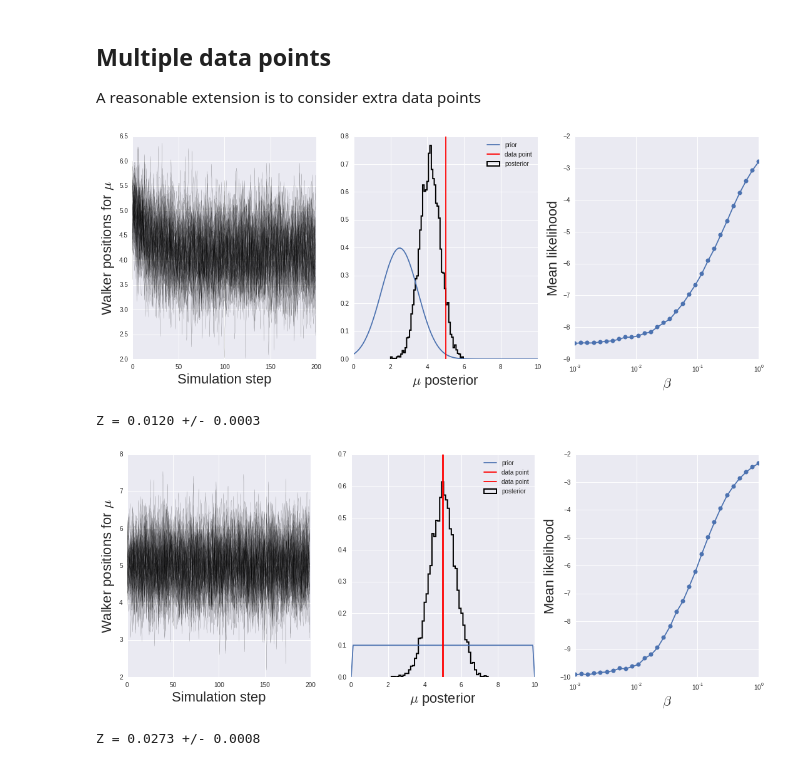
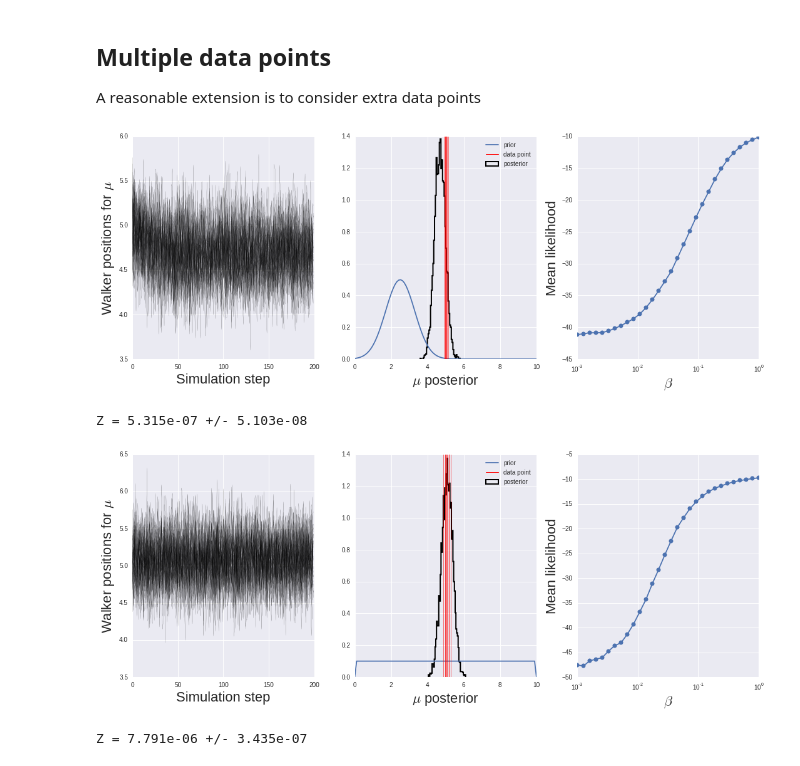
Before and after one commit to GregoryAshton/GregoryAshton.github.io, a Jupyter notebook: _notebooks/2015-08-19-Investigating-the-effect-of-the-prior-on-the-evidence.ipynb, the cells around one changed output. Drawn from its saved outputs; the diff is of its cells as text; code cells hidden in the pictures.

Commit message:
Improvements to additional data points

```diff
--- a/_notebooks/2015-08-19-Investigating-the-effect-of-the-prior-on-the-evidence.ipynb
+++ b/_notebooks/2015-08-19-Investigating-the-effect-of-the-prior-on-the-evidence.ipynb
@@ -38,7 +38,7 @@ $$ Z = \frac{1}{b-a} $$
 
 Now we introduce a helper function `run` with which we can calculate the posterior and evidence. We will be using [emcee](http://dan.iel.fm/emcee/current/) for the MCMC simulations and in particular the `ptsampler` so that we can use [thermodynamic integration](http://dan.iel.fm/emcee/current/user/pt/) to calculate the evidence. The function `run` can take both uniform and normal priors which we will discuss later. For now ignore the following cell...
 # %%
-def run(prior_type, x1, x2, plot=True, x=5.0, betamin=-3, ntemps=30):
+def run(prior_type, x1, x2, plot=True, x=[5.0], betamin=-3, ntemps=30):
 
     if prior_type == "norm":
         def logp(mu):
@@ -82,8 +82,9 @@ def run(prior_type, x1, x2, plot=True, x=5.0, betamin=-3, ntemps=30):
         ax2.plot(xplot, prior, label="prior")
         ax2.hist(samples, bins=50, histtype="step", normed=True,
                  label="posterior", color="k", linewidth=2)
-        for xi in x:
-            ax2.axvline(xi, label="data point", color="r")
+        for xi in x[:-1]:
+            ax2.axvline(xi, color="r", lw=0.5)
+        ax2.axvline(xi, color="r", lw=1.0, label="data point")
         ax2.legend(frameon=False, loc="best")
         ax2.set_xlabel("$\mu$ posterior")
 
@@ -95,8 +96,12 @@ def run(prior_type, x1, x2, plot=True, x=5.0, betamin=-3, ntemps=30):
         plt.tight_layout()
         plt.show()
 
-        print "Z = {:1.4f} +/- {:1.4f}".format(
-        evidence, error)
+        if abs(np.log10(evidence)) < 3:
+            print "Z = {:1.4f} +/- {:1.4f}".format(
+            evidence, error)
+        else:
+            print "Z = {:1.3e} +/- {:1.3e}".format(
+            evidence, error)
     else:
         return evidence, error
 # %% [markdown]
@@ -184,12 +189,12 @@ plt.show()
 
 A reasonable extension is to consider extra data points
 # %%
-run('norm', 2.5, 1.0, x=np.random.normal(5, 0.01, 2))
+run('norm', 2.5, 0.8, x=np.random.normal(5, 0.1, 10))
 # %% [output]
-[figure, old version]
+[figure, new version]
-Z = 0.0120 +/- 0.0003
+Z = 5.315e-07 +/- 5.103e-08
 # %%
-run('unif', 0, 10.0, x=np.random.normal(5, 0.01, 2))
+run('unif', 0, 10.0, x=np.random.normal(5, 0.1, 10))
 # %% [output]
-[figure, old version]
+[figure, new version]
-Z = 0.0273 +/- 0.0008
+Z = 7.791e-06 +/- 3.435e-07
```
Also changed, not shown: parts of 1 cell of this notebook.
